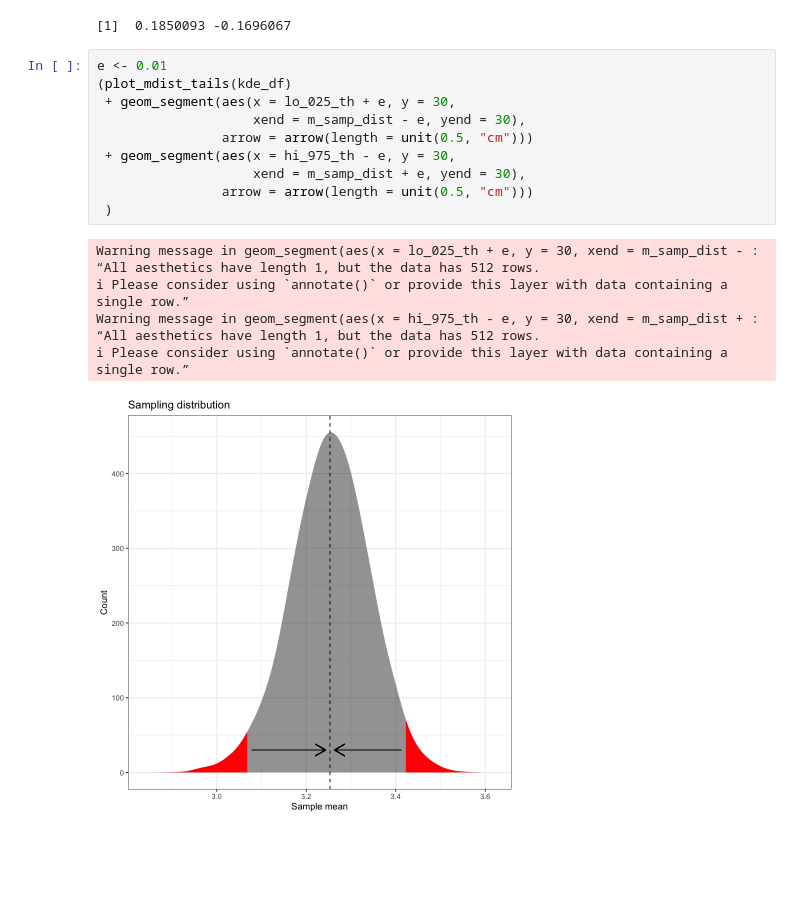
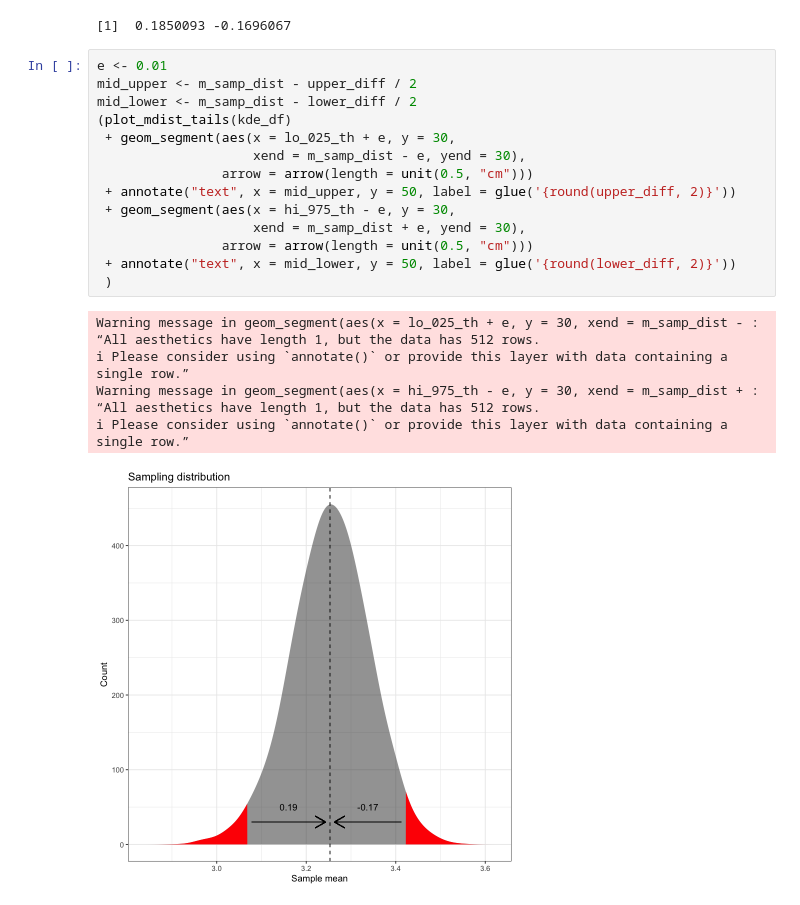
Before and after one commit to matthew-brett/confidence-intervals, a Jupyter notebook: confidence_plots.ipynb, the cells around one changed output. Saved outputs shown, nothing was run; the diff lists cells and outputs as text; blank space fills up the shorter version.

```diff
--- a/confidence_plots.ipynb
+++ b/confidence_plots.ipynb
@@ -303,22 +310,26 @@ c(upper_diff, lower_diff)
 [1]  0.1850093 -0.1696067
 # %%
 e <- 0.01
+mid_upper <- m_samp_dist - upper_diff / 2
+mid_lower <- m_samp_dist - lower_diff / 2
 (plot_mdist_tails(kde_df)
  + geom_segment(aes(x = lo_025_th + e, y = 30,
                     xend = m_samp_dist - e, yend = 30),
                 arrow = arrow(length = unit(0.5, "cm")))
+ + annotate("text", x = mid_upper, y = 50, label = glue('{round(upper_diff, 2)}'))
  + geom_segment(aes(x = hi_975_th - e, y = 30,
                     xend = m_samp_dist + e, yend = 30),
                 arrow = arrow(length = unit(0.5, "cm")))
+ + annotate("text", x = mid_lower, y = 50, label = glue('{round(lower_diff, 2)}'))
  )
 # %% [output]
 Warning message in geom_segment(aes(x = lo_025_th + e, y = 30, xend = m_samp_dist - :
 “All aesthetics have length 1, but the data has 512 rows.
 ℹ Please consider using `annotate()` or provide this layer with data containing a single row.”
 Warning message in geom_segment(aes(x = hi_975_th - e, y = 30, xend = m_samp_dist + :
 “All aesthetics have length 1, but the data has 512 rows.
 ℹ Please consider using `annotate()` or provide this layer with data containing a single row.”
-[figure, old version]
+[figure, new version]
 # %%
 library(animation)
 
```
Also changed, not shown: parts of 5 cells of this notebook, 4 other files.
